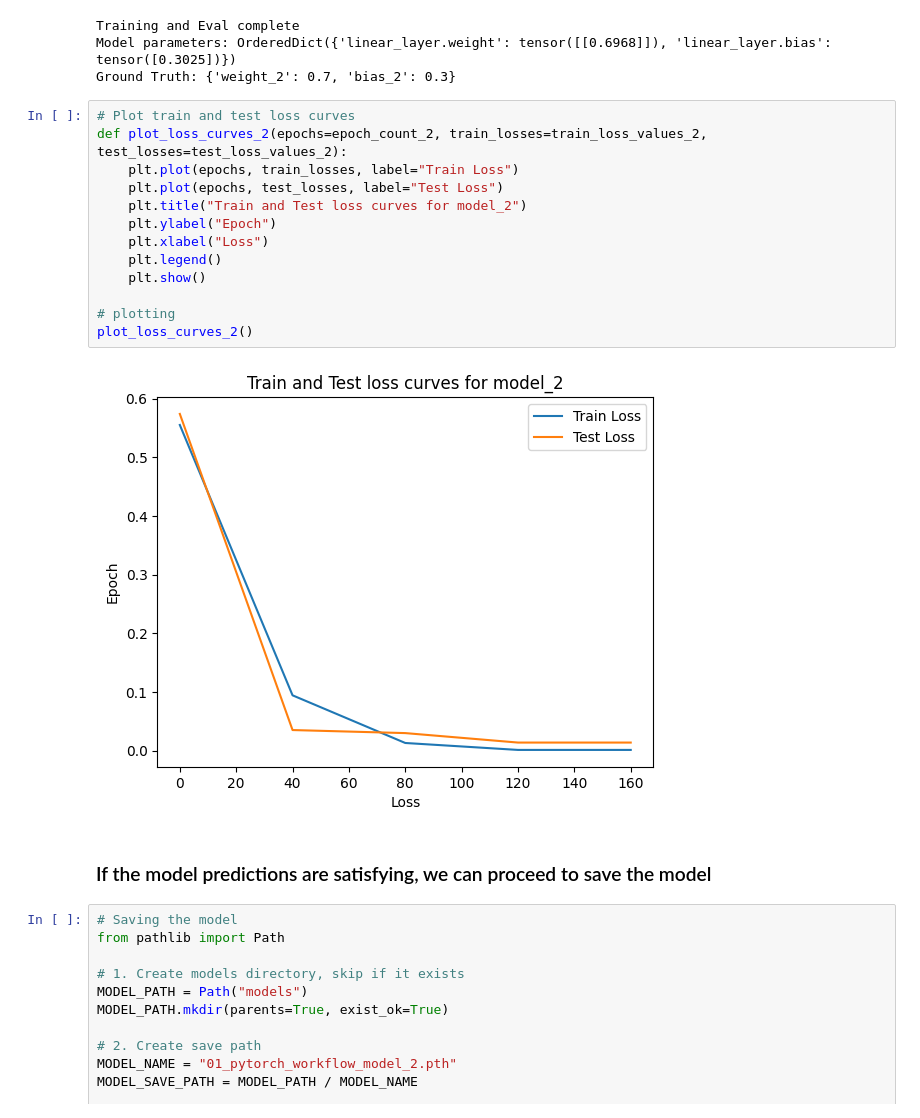
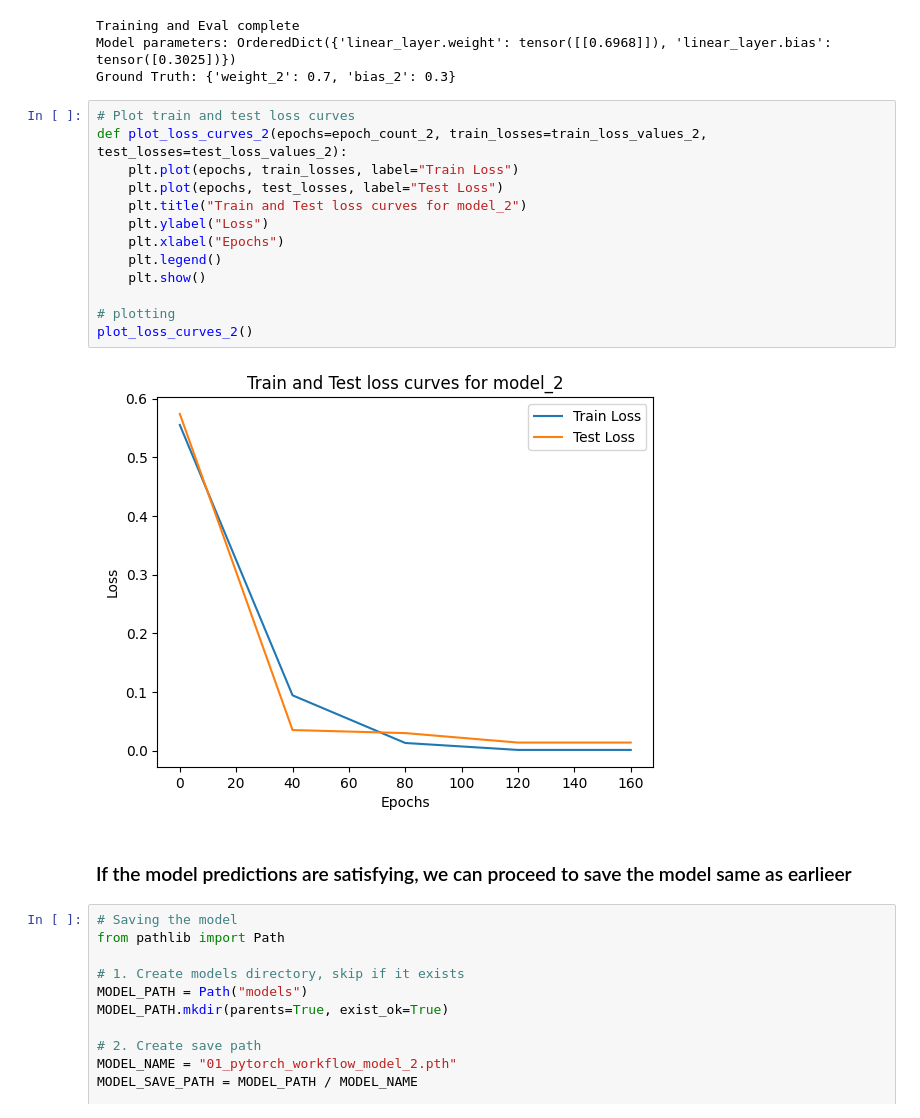
Before and after one commit to CYST084/_PyTorch-for-Deep-Learning---Machine-Learning, a Jupyter notebook: 01_pytorch_workflow.ipynb, the cells around one changed output. Cells and saved outputs as stored; diff of their text form.

```diff
--- a/01_pytorch_workflow.ipynb
+++ b/01_pytorch_workflow.ipynb
@@ -1095,20 +1095,20 @@ Ground Truth: {'weight_2': 0.7, 'bias_2': 0.3}
 # %%
 # Plot train and test loss curves
 def plot_loss_curves_2(epochs=epoch_count_2, train_losses=train_loss_values_2, test_losses=test_loss_values_2):
     plt.plot(epochs, train_losses, label="Train Loss")
     plt.plot(epochs, test_losses, label="Test Loss")
     plt.title("Train and Test loss curves for model_2")
-    plt.ylabel("Epoch")
-    plt.xlabel("Loss")
+    plt.ylabel("Loss")
+    plt.xlabel("Epochs")
     plt.legend()
     plt.show()
 
 # plotting
 plot_loss_curves_2()
 # %% [output]
-[figure, old version]
+[figure, new version]
 # %% [markdown]
-### If the model predictions are satisfying, we can proceed to save the model
+### If the model predictions are satisfying, we can proceed to save the model same as earlieer
 # %%
 # Saving the model
 from pathlib import Path
```
